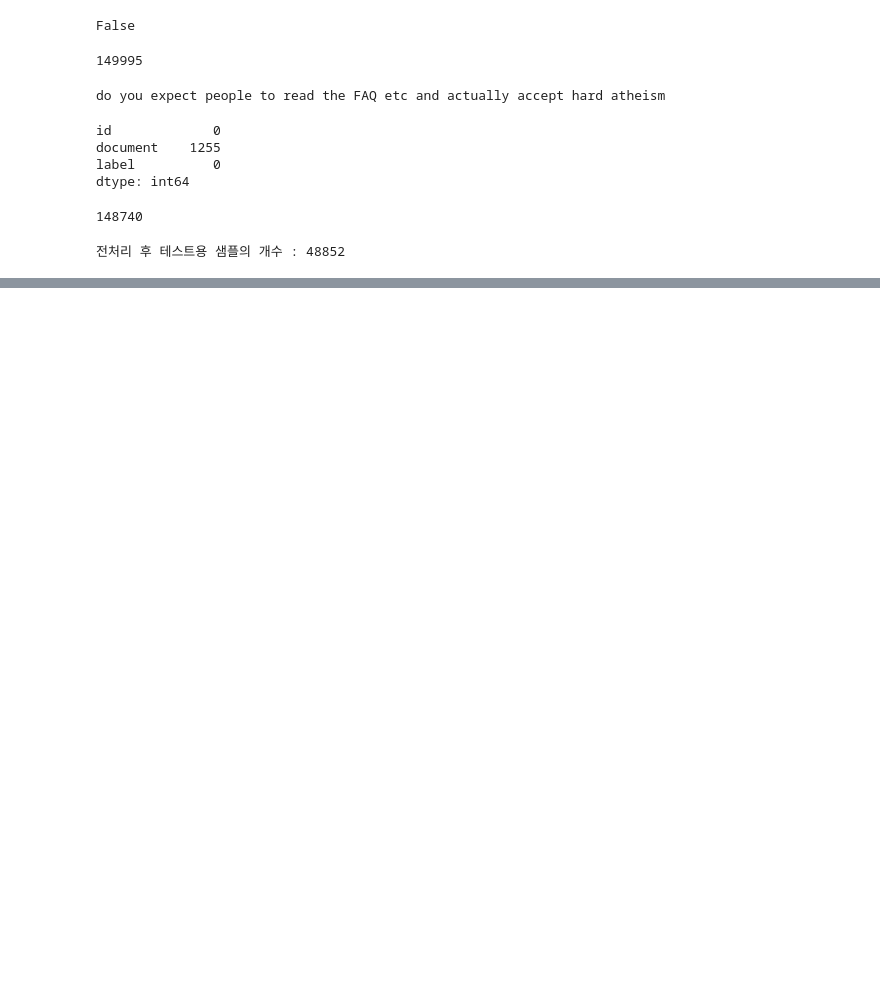
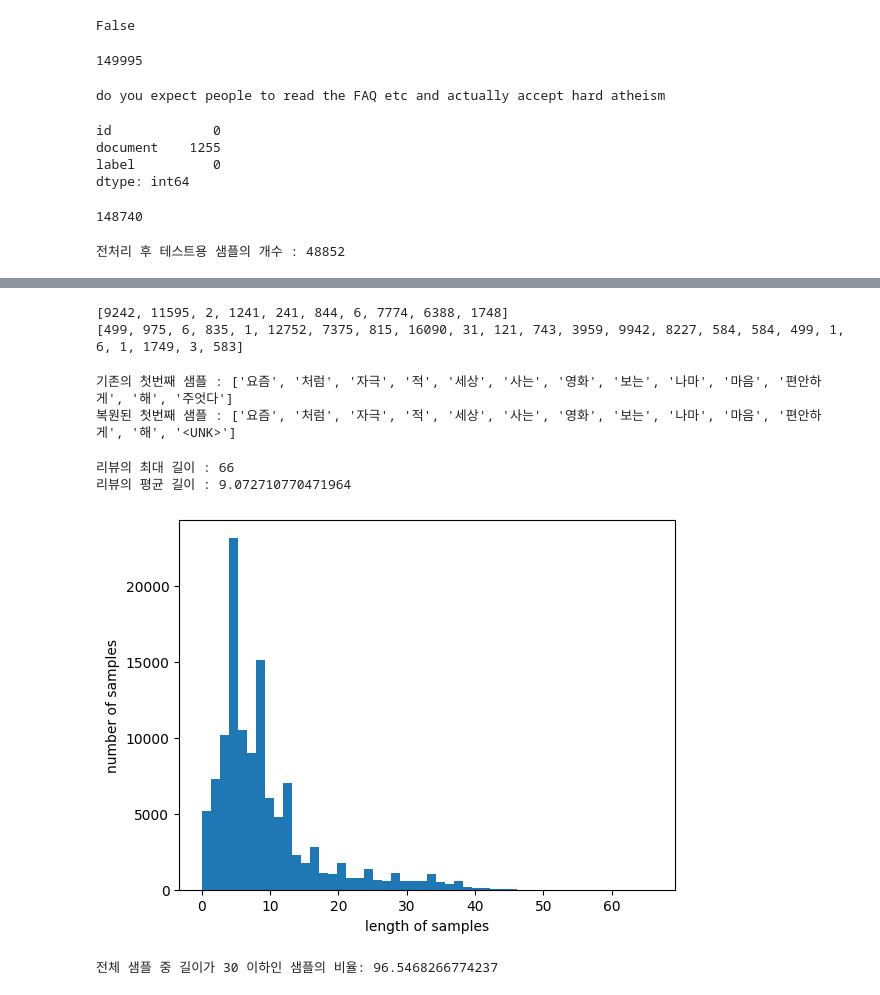
Before and after one commit to Geon-05/dailycoding, a Jupyter notebook: DeepLearning/day4_LSTM/LSTM.ipynb, the cells around one changed output, grey strips where cells are left out. Cells and saved outputs as stored; diff of their text form; code cells hidden in the pictures; blank space fills up the shorter version.

```diff
--- a/DeepLearning/day4_LSTM/LSTM.ipynb
+++ b/DeepLearning/day4_LSTM/LSTM.ipynb
@@ -118,0 +235,7 @@ with open('data/stopwords.txt') as f:
+# %%
+word_to_index = {}
+word_to_index['<PAD>'] = 0
+word_to_index['<UNK>'] = 1
+# %%
+for index, word in enumerate(vocab) :
+  word_to_index[word] = index + 2
@@ -118,0 +255,23 @@ with open('data/stopwords.txt') as f:
+# %%
+def texts_to_sequences(tokenized_X_data, word_to_index):
+  encoded_X_data = []
+  for sent in tokenized_X_data:
+    index_sequences = []
+    for word in sent:
+      try:
+          index_sequences.append(word_to_index[word])
+      except KeyError:
+          index_sequences.append(word_to_index['<UNK>'])
+    encoded_X_data.append(index_sequences)
+  return encoded_X_data
+# %%
+encoded_X_train = texts_to_sequences(X_train, word_to_index)
+encoded_X_valid = texts_to_sequences(X_val, word_to_index)
+encoded_X_test = texts_to_sequences(X_test, word_to_index)
+# %%
+# 상위 샘플 2개 출력
+for sent in encoded_X_train[:2]:
+  print(sent)
+# %% [output]
+[9242, 11595, 2, 1241, 241, 844, 6, 7774, 6388, 1748]
+[499, 975, 6, 835, 1, 12752, 7375, 815, 16090, 31, 121, 743, 3959, 9942, 8227, 584, 584, 499, 1, 6, 1, 1749, 3, 583]
@@ -118,0 +282,18 @@ with open('data/stopwords.txt') as f:
+# %%
+decoded_sample = [index_to_word[word] for word in encoded_X_train[2]]
+print('기존의 첫번째 샘플 :', X_train[2])
+print('복원된 첫번째 샘플 :', decoded_sample)
+# %% [output]
+기존의 첫번째 샘플 : ['요즘', '처럼', '자극', '적', '세상', '사는', '영화', '보는', '나마', '마음', '편안하게', '해', '주엇다']
+복원된 첫번째 샘플 : ['요즘', '처럼', '자극', '적', '세상', '사는', '영화', '보는', '나마', '마음', '편안하게', '해', '<UNK>']
+# %%
+print('리뷰의 최대 길이 :',max(len(review) for review in encoded_X_train))
+print('리뷰의 평균 길이 :',sum(map(len, encoded_X_train))/len(encoded_X_train))
+plt.hist([len(review) for review in encoded_X_train], bins=50)
+plt.xlabel('length of samples')
+plt.ylabel('number of samples')
+plt.show()
+# %% [output]
+리뷰의 최대 길이 : 66
+리뷰의 평균 길이 : 9.072710770471964
+[figure, added]
@@ -118,0 +307,5 @@ with open('data/stopwords.txt') as f:
+# %%
+max_len = 30
+below_threshold_len(max_len, X_train)
+# %% [output]
+전체 샘플 중 길이가 30 이하인 샘플의 비율: 96.5468266774237
```
Also changed, not shown: parts of 25 cells of this notebook.
